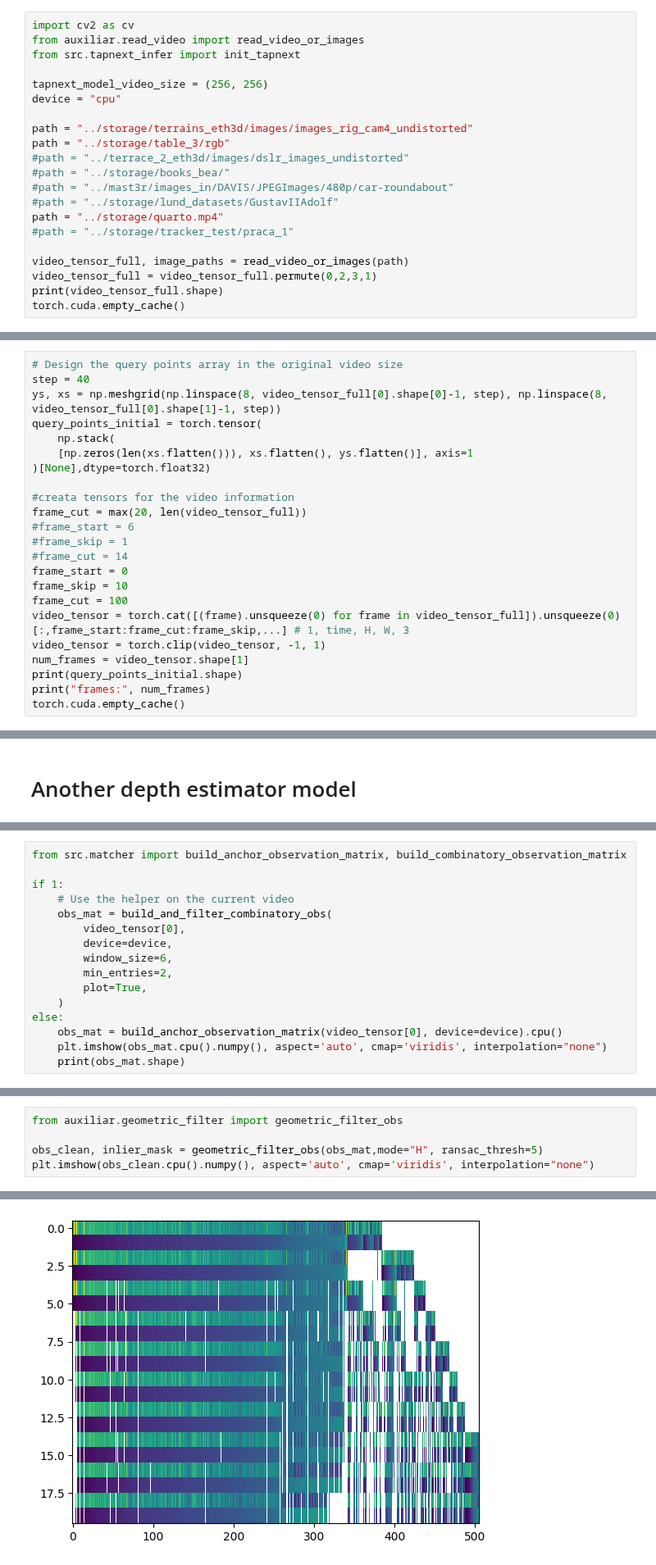
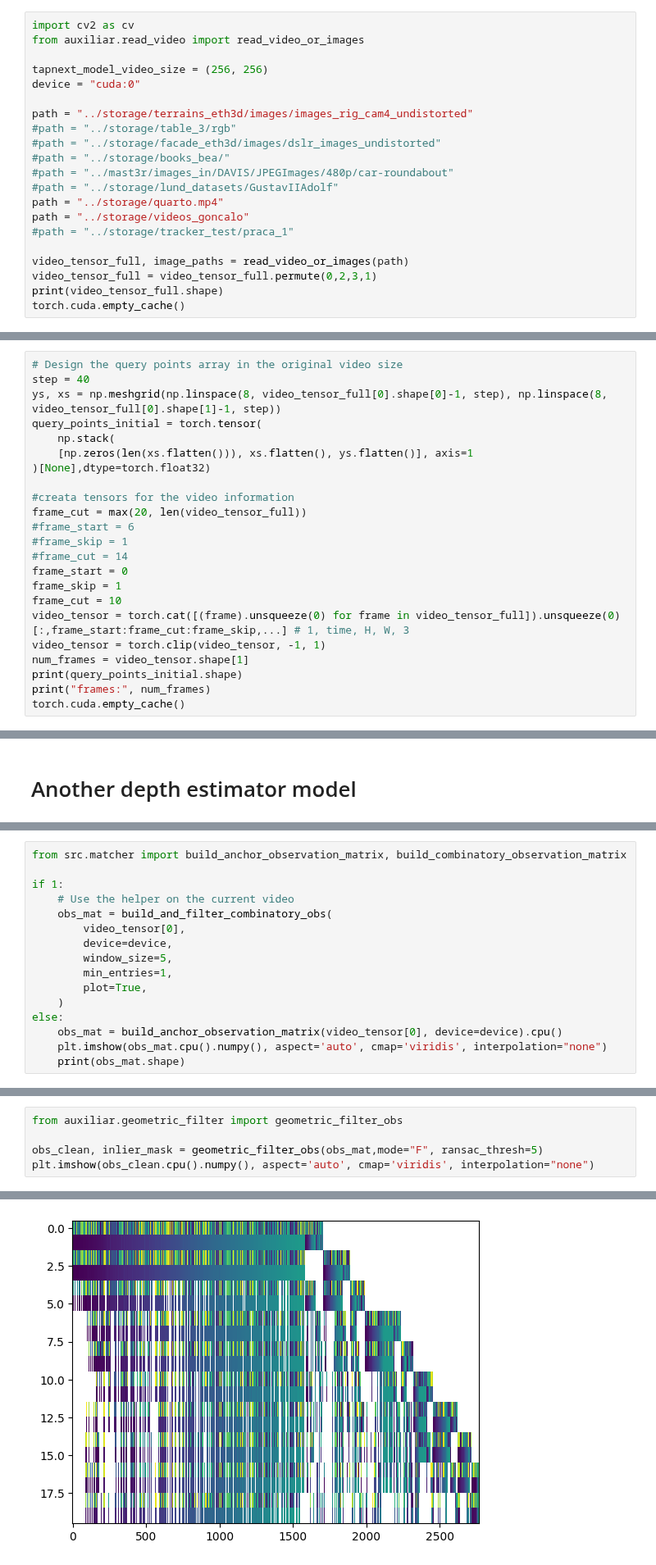
Before and after one commit to manel-ferreira-01/trackers, a Jupyter notebook: test.ipynb, the cells around one changed output, grey strips where cells are left out. Shown at 82% size. Drawn from its saved outputs; the diff is of its cells as text.

```diff
--- a/test.ipynb
+++ b/test.ipynb
@@ -22,18 +16,18 @@ No traceback available to show.
 # %%
 import cv2 as cv
 from auxiliar.read_video import read_video_or_images
-from src.tapnext_infer import init_tapnext
 
 tapnext_model_video_size = (256, 256)
-device = "cpu"
+device = "cuda:0"
 
 path = "../storage/terrains_eth3d/images/images_rig_cam4_undistorted"
-path = "../storage/table_3/rgb"
-#path = "../terrace_2_eth3d/images/dslr_images_undistorted"
+#path = "../storage/table_3/rgb"
+#path = "../storage/facade_eth3d/images/dslr_images_undistorted"
 #path = "../storage/books_bea/"
 #path = "../mast3r/images_in/DAVIS/JPEGImages/480p/car-roundabout"
 #path = "../storage/lund_datasets/GustavIIAdolf"
 path = "../storage/quarto.mp4"
+path = "../storage/videos_goncalo"
 #path = "../storage/tracker_test/praca_1"
 
 video_tensor_full, image_paths = read_video_or_images(path)
@@ -209,8 +197,8 @@ frame_cut = max(20, len(video_tensor_full))
 #frame_skip = 1
 #frame_cut = 14
 frame_start = 0
-frame_skip = 10
-frame_cut = 100
+frame_skip = 1
+frame_cut = 10
 video_tensor = torch.cat([(frame).unsqueeze(0) for frame in video_tensor_full]).unsqueeze(0)[:,frame_start:frame_cut:frame_skip,...] # 1, time, H, W, 3
 video_tensor = torch.clip(video_tensor, -1, 1)
 num_frames = video_tensor.shape[1]
@@ -691,8 +821,8 @@ if 1:
     obs_mat = build_and_filter_combinatory_obs(
         video_tensor[0],
         device=device,
-        window_size=6,
-        min_entries=2,
+        window_size=5,
+        min_entries=1,
         plot=True,
     )
 else:
@@ -708,6 +838,6 @@ Remaining shape: torch.Size([20, 1022])
 # %%
 from auxiliar.geometric_filter import geometric_filter_obs
 
-obs_clean, inlier_mask = geometric_filter_obs(obs_mat,mode="H", ransac_thresh=5)
+obs_clean, inlier_mask = geometric_filter_obs(obs_mat,mode="F", ransac_thresh=5)
 plt.imshow(obs_clean.cpu().numpy(), aspect='auto', cmap='viridis', interpolation="none")
 # %% [output]
@@ -730,5 +860,5 @@ Geometric filter | mode=H  F=10  P=1022  pairs=28  gap>=3  thresh=5px
 <matplotlib.image.AxesImage at 0x...>
-[figure, old version]
+[figure, new version]
 # %%
 from auxiliar.track_explorer import build_track_explorer
 
```
Also changed, not shown: parts of 34 cells of this notebook, 7 other files.
